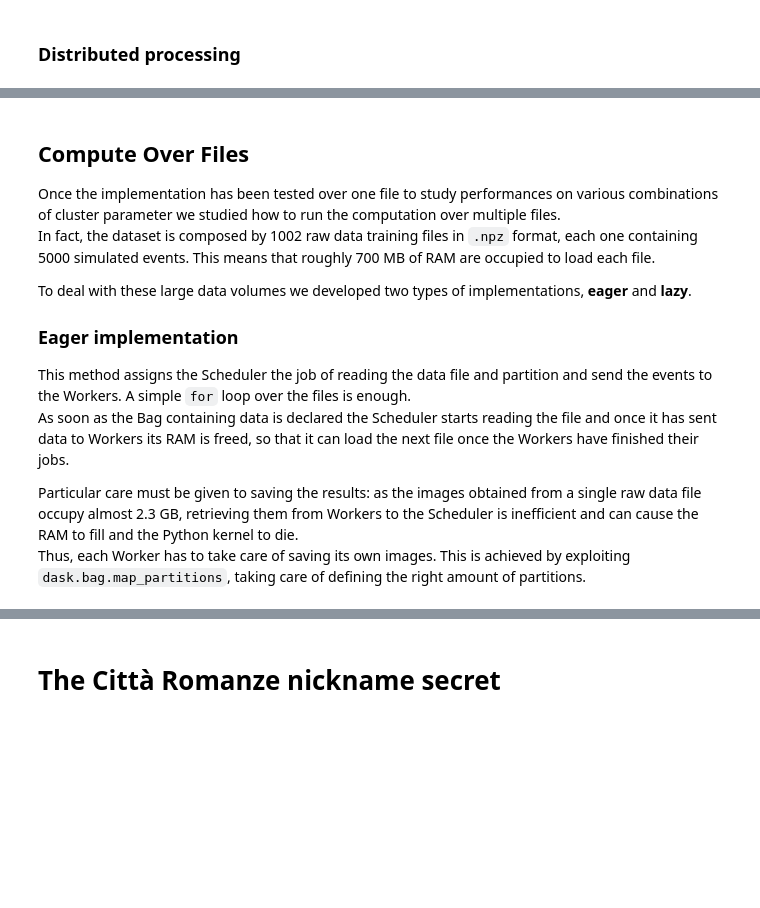
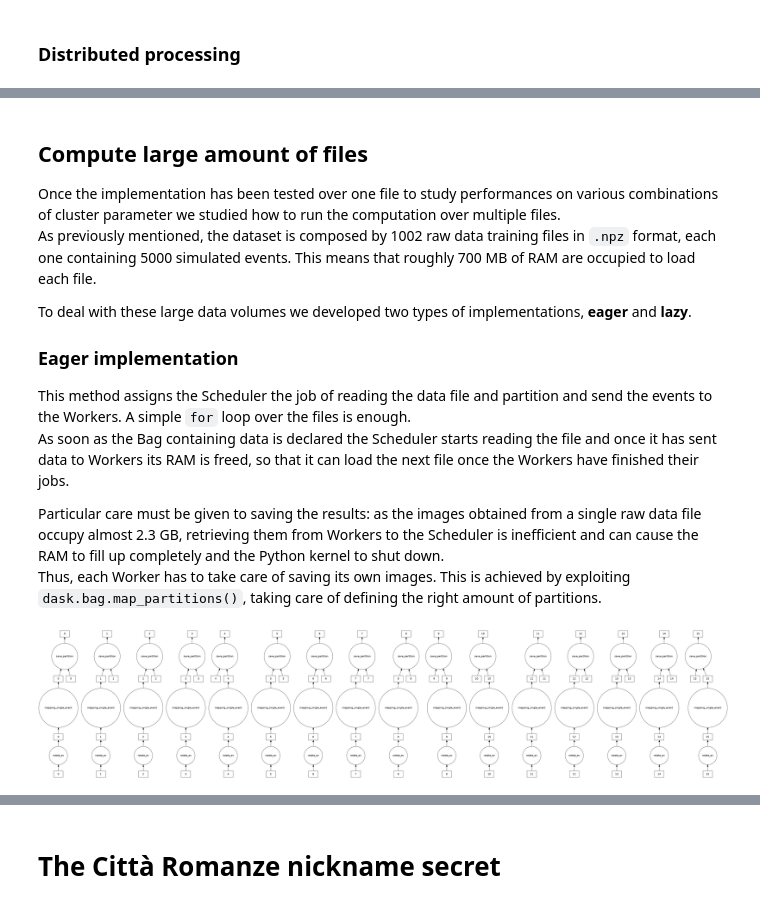
Before and after one commit to c0pp1/distributed-juno, a Jupyter notebook: final-notebook.ipynb, the cells around one changed output, grey strips where cells are left out. Cells and saved outputs as stored; diff of their text form; code cells hidden in the pictures; blank space fills up the shorter version.

```diff
--- a/final-notebook.ipynb
+++ b/final-notebook.ipynb
@@ -221,5 +266,6 @@ def find_pmt_coord(pmt_positions, data_pmt_id):
 # %%
 def load_bag(path, Nevents):
+    '''load data and return an unpacked version of events for easier manipulation'''
     data_np = load(path)
     data_np = data_np[:, :Nevents]
     return [np.vstack([ data_np[j, i] for j in range(3)]) for i in range(data_np.shape[1])]
@@ -228,5 +274,6 @@ def load_bag(path, Nevents):
 # %%
 def rotate_ev(data):
+    '''rotation of a single event'''
 
     nonzeros_inds = data[2] != 0.0
     data_pmt_id   = convert_pmt_ids(data[0][nonzeros_inds], conversion_ids)
@@ -245,7 +292,6 @@ def rotate_ev(data):
     theta_rot = -theta_cc + np.pi/2
     phi_rot   = -phi_cc
 
-    # coord_new = np.matmul(R_yz(theta_rot, phi_rot), pmt_coord.T)
     coord_new = np.matmul(
         R_yz(theta_rot, phi_rot), pmt_coord.T
     )
@@ -270,9 +316,8 @@ def rotate_ev(data):
 N_max = 115
 
 def mapping_single_event(rotated_ev):
-    ####################
-    # rotated_ev must be computed
-    ####################
+    '''mapping of a single (rotated) event'''
+
     coord_new   = rotated_ev[:3]
     charge_hitt = rotated_ev[4:, ].T
     R           = rotated_ev[3, ].mean()
@@ -350,8 +410,8 @@ mapped.visualize()
 # %%
-# Compute
-
-start = time()
-images = mapped.compute(optimize_graph=False)
-stop = time()
+# run the processing
+with performance_report(filename='reports/dask-report_1file.html'):
+    start  = time()
+    images = mapped.compute(optimize_graph=False)
+    stop   = time()
 
 print('Execution time:', stop-start)
@@ -451,9 +522,9 @@ The results are not quite what we were expecting, as it is still present a sensi
 |:-------------------------------------:|:-------------------------------------------:|
 ![](figures/trends/total_time_wp_wtrend.png)  |  ![](figures/trends/total_time_wp_ptrend.png)
 # %% [markdown]
-## Compute Over Files
+## Compute large amount of files
 Once the implementation has been tested over one file to study performances on various combinations of cluster parameter we studied how to run the computation over multiple files.
-In fact, the dataset is composed by 1002 raw data training files in `.npz` format, each one containing 5000 simulated events. This means that roughly 700 MB of RAM are occupied to load each file.
+As previously mentioned, the dataset is composed by 1002 raw data training files in `.npz` format, each one containing 5000 simulated events. This means that roughly 700 MB of RAM are occupied to load each file.
 
 To deal with these large data volumes we developed two types of implementations, **eager** and **lazy**.
 
@@ -461,8 +532,8 @@ To deal with these large data volumes we developed two types of implementations,
 This method assigns the Scheduler the job of reading the data file and partition and send the events to the Workers. A simple `for` loop over the files is enough.
 As soon as the Bag containing data is declared the Scheduler starts reading the file and once it has sent data to Workers its RAM is freed, so that it can load the next file once the Workers have finished their jobs.
 
-Particular care must be given to saving the results: as the images obtained from a single raw data file occupy almost 2.3 GB, retrieving them from Workers to the Scheduler is inefficient and can cause the RAM to fill and the Python kernel to die.
-Thus, each Worker has to take care of saving its own images. This is achieved by exploiting `dask.bag.map_partitions`, taking care of defining the right amount of partitions.
+Particular care must be given to saving the results: as the images obtained from a single raw data file occupy almost 2.3 GB, retrieving them from Workers to the Scheduler is inefficient and can cause the RAM to fill up completely and the Python kernel to shut down.
+Thus, each Worker has to take care of saving its own images. This is achieved by exploiting `dask.bag.map_partitions()`, taking care of defining the right amount of partitions.
 # %%
 # Load data from .npz file, taking care of deleting useless variables
 def load(path):
@@ -483,42 +554,47 @@ def save_partition(chunk, filename):
     # the length of the saved array, which is the number of events, is returned for debug purposes
     return length
 # %%
+client.restart()
+
 compute_times = []
 load_times    = []
 
-for file_name in name_list:
+for j, file_name in enumerate(name_list):
 
     # load one file, this is done eagerly
     start   = time()
     data_db = db.from_sequence(load_bag(data_folder + file_name, Nevents=None), npartitions=n_workers)
     stop    = time()
     load_times.append(stop-start)
 
     # declare #npartitions processed file names for each raw data file
     ofilenames = db.from_sequence(['/root/data/test/proj_' + file_name.split('.')[0] +
                                    '.part' + str(i) for i in range(n_workers)], npartitions=n_workers)
 
     # rotate the events, lazily
     rotated = db.map(rotate_ev, data_db)
     # mapping the events, lazily
     mapped = db.map(mapping_single_event, rotated)
     # save each partition to a single .npy file
     save = db.map_partitions(save_partition, mapped, ofilenames)
 
     # trigger the computation
-    start = time()
-    save.compute()
-    stop  = time()
+    with performance_report(filename=f'reports/dask-report_files{j}.html'):
+        start = time()
+        save.compute()
+        stop  = time()
     compute_times.append(stop-start)
 
     # free RAM: have to delete all futures
     del mapped
     del rotated
     del data_db
     del ofilenames
 
 compute_times = np.asarray(compute_times)
-restart_times = np.asarray(restart_times)
+load_times = np.asarray(load_times)
 # visualize DAG
 save.visualize()
+# %% [output]
+[figure, added]
 # %%
```
Also changed, not shown: parts of 43 cells of this notebook, 1 other file.
